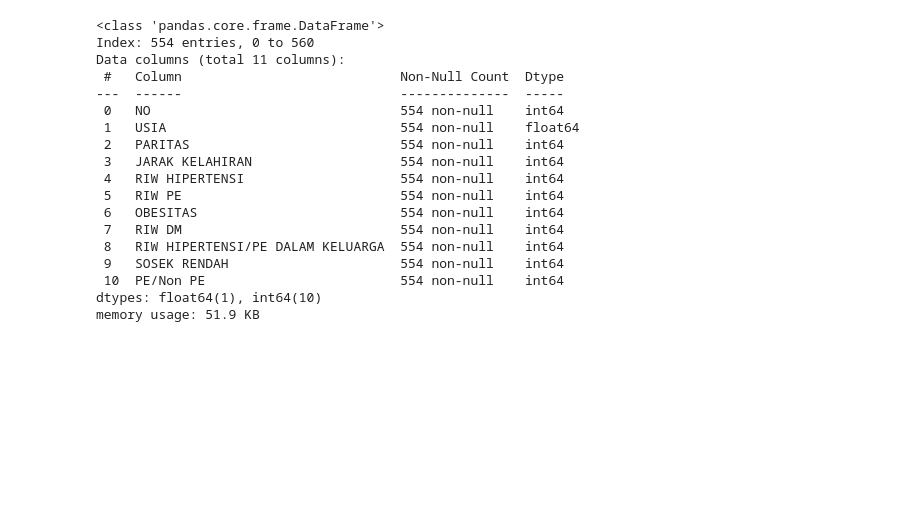
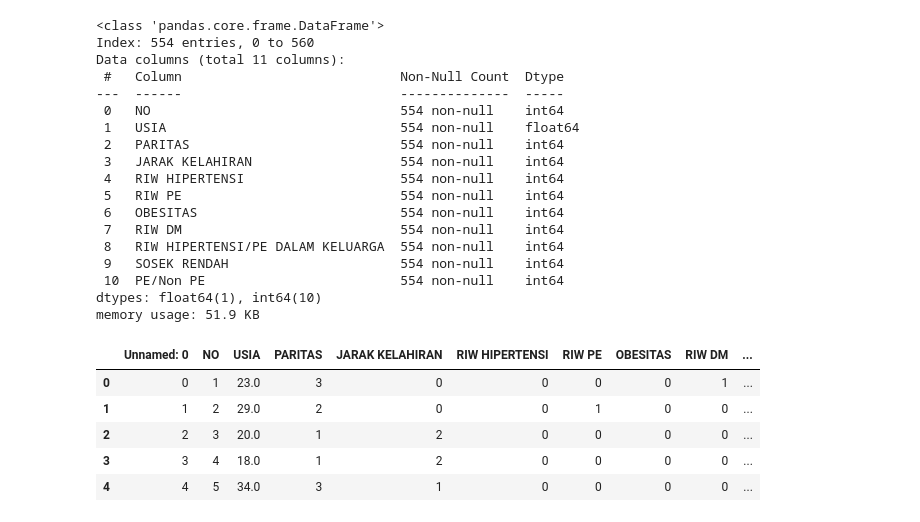
Before and after one commit to Dhia14675/data_mining, a Jupyter notebook: kasus.ipynb, the cells around one changed output. Saved outputs shown, nothing was run; the diff lists cells and outputs as text; code cells hidden in the pictures; blank space fills up the shorter version.

```diff
--- a/kasus.ipynb
+++ b/kasus.ipynb
@@ -359,0 +364,9 @@ data2.to_csv('kasus1.csv')
+# %%
+df.head()
+# %% [output]
+|  | Unnamed: 0 | NO | USIA | PARITAS | JARAK KELAHIRAN | RIW HIPERTENSI | RIW PE | OBESITAS | RIW DM | ... |
+| 0 | 0 | 1 | 23.0 | 3 | 0 | 0 | 0 | 0 | 1 | ... |
+| 1 | 1 | 2 | 29.0 | 2 | 0 | 0 | 1 | 0 | 0 | ... |
+| 2 | 2 | 3 | 20.0 | 1 | 2 | 0 | 0 | 0 | 0 | ... |
+| 3 | 3 | 4 | 18.0 | 1 | 2 | 0 | 0 | 0 | 0 | ... |
+| 4 | 4 | 5 | 34.0 | 3 | 1 | 0 | 0 | 0 | 0 | ... |
```
Also changed, not shown: parts of 5 cells of this notebook.
